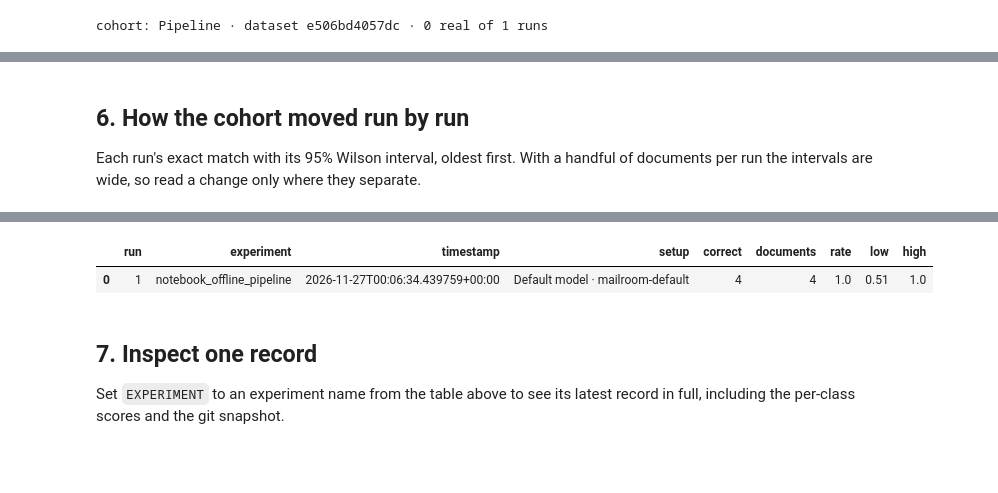
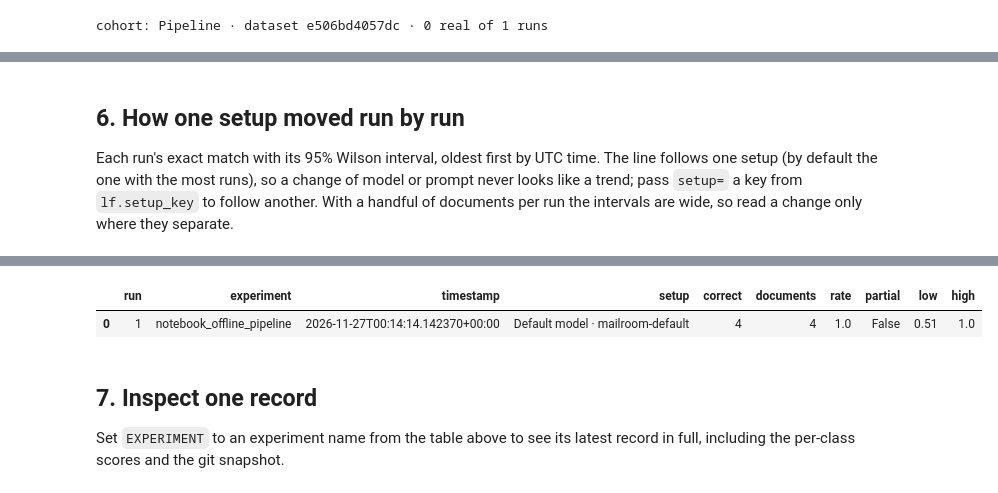
Before and after one commit to Exios66/local-mailroom-sandbox, a Jupyter notebook: notebooks/demos/04_experiment_log_explorer.ipynb, the cells around one changed output, grey strips where cells are left out. Saved outputs shown, nothing was run; the diff lists cells and outputs as text; code cells hidden in the pictures; blank space fills up the shorter version.

```diff
--- a/notebooks/demos/04_experiment_log_explorer.ipynb
+++ b/notebooks/demos/04_experiment_log_explorer.ipynb
@@ -187,18 +187,20 @@ else:
 # %% [markdown]
-## 6. How the cohort moved run by run
+## 6. How one setup moved run by run
 
-Each run's exact match with its 95% Wilson interval, oldest first. With a handful of documents per run the intervals are wide, so read a change only where they separate.
+Each run's exact match with its 95% Wilson interval, oldest first by UTC time. The line follows one setup (by default the one with the most runs), so a change of model or prompt never looks like a trend; pass `setup=` a key from `lf.setup_key` to follow another. With a handful of documents per run the intervals are wide, so read a change only where they separate.
 # %%
 if cohort is None:
     print("no scored runs to plot")
 else:
-    svg, data = lf.trend_svg(plot_rows, cohort["task"], cohort["fingerprint"], source=log_path.name)
+    setup = lf.main_setup(plot_rows, cohort["task"], cohort["fingerprint"])
+    svg, data = lf.trend_svg(plot_rows, cohort["task"], cohort["fingerprint"], setup=setup,
+                             source=log_path.name)
     display(SVG(svg))
     display(pd.DataFrame(data).round(3))
 # %% [output]
 [drawing not drawn]
-|  | run | experiment | timestamp | setup | correct | documents | rate | low | high |
-| 0 | 1 | notebook_offline_pipeline | 2026-11-27T00:06:34.439759+00:00 | Default model · mailroom-default | 4 | 4 | 1.0 | 0.51 | 1.0 |
+|  | run | experiment | timestamp | setup | correct | documents | rate | partial | low | high |
+| 0 | 1 | notebook_offline_pipeline | 2026-11-27T00:14:14.142370+00:00 | Default model · mailroom-default | 4 | 4 | 1.0 | False | 0.51 | 1.0 |
 # %% [markdown]
 ## 7. Inspect one record
 
```
Also changed, not shown: parts of 5 cells of this notebook, 3 other files.
